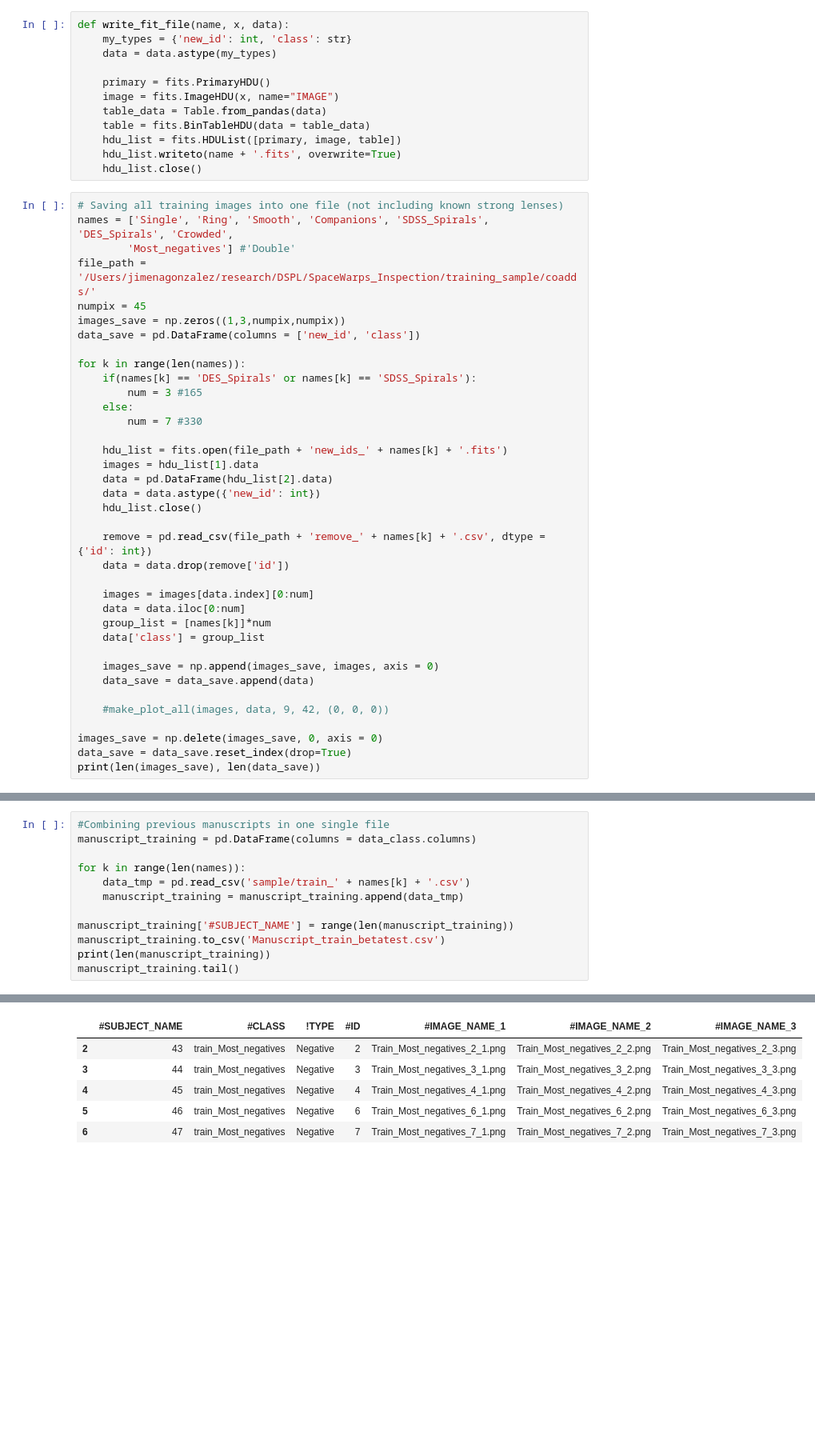
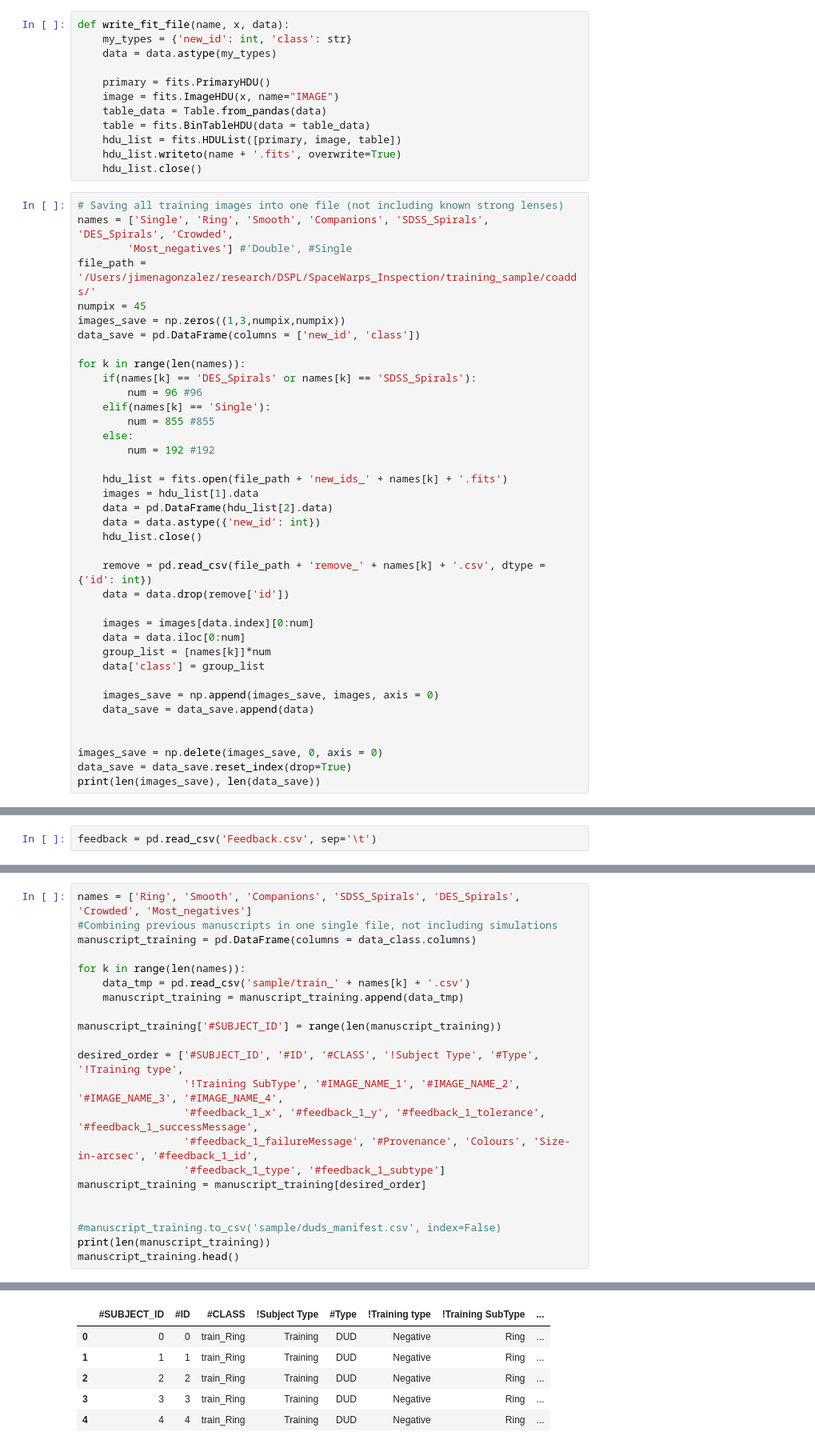
Before and after one commit to JimenaGonzalez/SpaceWarps_Inspection, a Jupyter notebook: training_sample/saving_training_sample.ipynb, the cells around one changed output, grey strips where cells are left out. Shown: that part at 80% size. Saved outputs shown, nothing was run; the diff lists cells and outputs as text; blank space fills up the shorter version.

```diff
--- a/training_sample/saving_training_sample.ipynb
+++ b/training_sample/saving_training_sample.ipynb
@@ -56,7 +82,7 @@ def write_fit_file(name, x, data):
 # %%
 # Saving all training images into one file (not including known strong lenses)
 names = ['Single', 'Ring', 'Smooth', 'Companions', 'SDSS_Spirals', 'DES_Spirals', 'Crowded',
-        'Most_negatives'] #'Double'
+        'Most_negatives'] #'Double', #Single
 file_path = '/Users/jimenagonzalez/research/DSPL/SpaceWarps_Inspection/training_sample/coadds/'
 numpix = 45
 images_save = np.zeros((1,3,numpix,numpix))
@@ -64,9 +90,11 @@ data_save = pd.DataFrame(columns = ['new_id', 'class'])
 
 for k in range(len(names)):
     if(names[k] == 'DES_Spirals' or names[k] == 'SDSS_Spirals'):
-        num = 3 #165
+        num = 96 #96
+    elif(names[k] == 'Single'):
+        num = 855 #855
     else:
-        num = 7 #330
+        num = 192 #192
 
     hdu_list = fits.open(file_path + 'new_ids_' + names[k] + '.fits')
     images = hdu_list[1].data
@@ -85,7 +113,6 @@ for k in range(len(names)):
     images_save = np.append(images_save, images, axis = 0)
     data_save = data_save.append(data)
 
-    #make_plot_all(images, data, 9, 42, (0, 0, 0))
 
 images_save = np.delete(images_save, 0, axis = 0)
 data_save = data_save.reset_index(drop=True)
@@ -104 +133,3 @@ data_save.tail()
+# %%
+feedback = pd.read_csv('Feedback.csv', sep='\t')
 # %%
@@ -143,13 +200,23 @@ data_class.head()
 # %%
-#Combining previous manuscripts in one single file
+names = ['Ring', 'Smooth', 'Companions', 'SDSS_Spirals', 'DES_Spirals', 'Crowded', 'Most_negatives']
+#Combining previous manuscripts in one single file, not including simulations
 manuscript_training = pd.DataFrame(columns = data_class.columns)
 
 for k in range(len(names)):
     data_tmp = pd.read_csv('sample/train_' + names[k] + '.csv')
     manuscript_training = manuscript_training.append(data_tmp)
 
-manuscript_training['#SUBJECT_NAME'] = range(len(manuscript_training))
-manuscript_training.to_csv('Manuscript_train_betatest.csv')
+manuscript_training['#SUBJECT_ID'] = range(len(manuscript_training))
+
+desired_order = ['#SUBJECT_ID', '#ID', '#CLASS', '!Subject Type', '#Type', '!Training type',
+                 '!Training SubType', '#IMAGE_NAME_1', '#IMAGE_NAME_2', '#IMAGE_NAME_3', '#IMAGE_NAME_4',
+                 '#feedback_1_x', '#feedback_1_y', '#feedback_1_tolerance', '#feedback_1_successMessage',
+                 '#feedback_1_failureMessage', '#Provenance', 'Colours', 'Size-in-arcsec', '#feedback_1_id',
+                 '#feedback_1_type', '#feedback_1_subtype']
+manuscript_training = manuscript_training[desired_order]
+
+
+#manuscript_training.to_csv('sample/duds_manifest.csv', index=False)
 print(len(manuscript_training))
-manuscript_training.tail()
+manuscript_training.head()
 # %% [output]
@@ -157,6 +224,6 @@ manuscript_training.tail()
-|  | #SUBJECT_NAME | #CLASS | !TYPE | #ID | #IMAGE_NAME_1 | #IMAGE_NAME_2 | #IMAGE_NAME_3 |
-| 2 | 43 | train_Most_negatives | Negative | 2 | Train_Most_negatives_2_1.png | Train_Most_negatives_2_2.png | Train_Most_negatives_2_3.png |
-| 3 | 44 | train_Most_negatives | Negative | 3 | Train_Most_negatives_3_1.png | Train_Most_negatives_3_2.png | Train_Most_negatives_3_3.png |
-| 4 | 45 | train_Most_negatives | Negative | 4 | Train_Most_negatives_4_1.png | Train_Most_negatives_4_2.png | Train_Most_negatives_4_3.png |
-| 5 | 46 | train_Most_negatives | Negative | 6 | Train_Most_negatives_6_1.png | Train_Most_negatives_6_2.png | Train_Most_negatives_6_3.png |
-| 6 | 47 | train_Most_negatives | Negative | 7 | Train_Most_negatives_7_1.png | Train_Most_negatives_7_2.png | Train_Most_negatives_7_3.png |
+|  | #SUBJECT_ID | #ID | #CLASS | !Subject Type | #Type | !Training type | !Training SubType | ... |
+| 0 | 0 | 0 | train_Ring | Training | DUD | Negative | Ring | ... |
+| 1 | 1 | 1 | train_Ring | Training | DUD | Negative | Ring | ... |
+| 2 | 2 | 2 | train_Ring | Training | DUD | Negative | Ring | ... |
+| 3 | 3 | 3 | train_Ring | Training | DUD | Negative | Ring | ... |
+| 4 | 4 | 4 | train_Ring | Training | DUD | Negative | Ring | ... |
```
Also changed, not shown: parts of 14 cells of this notebook.
